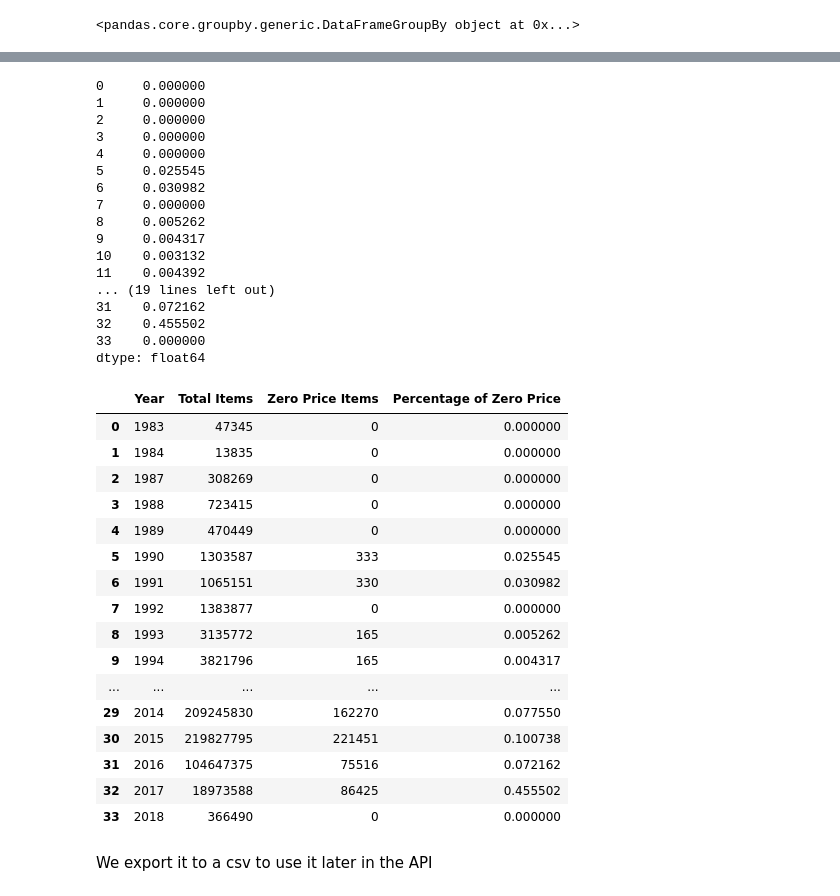
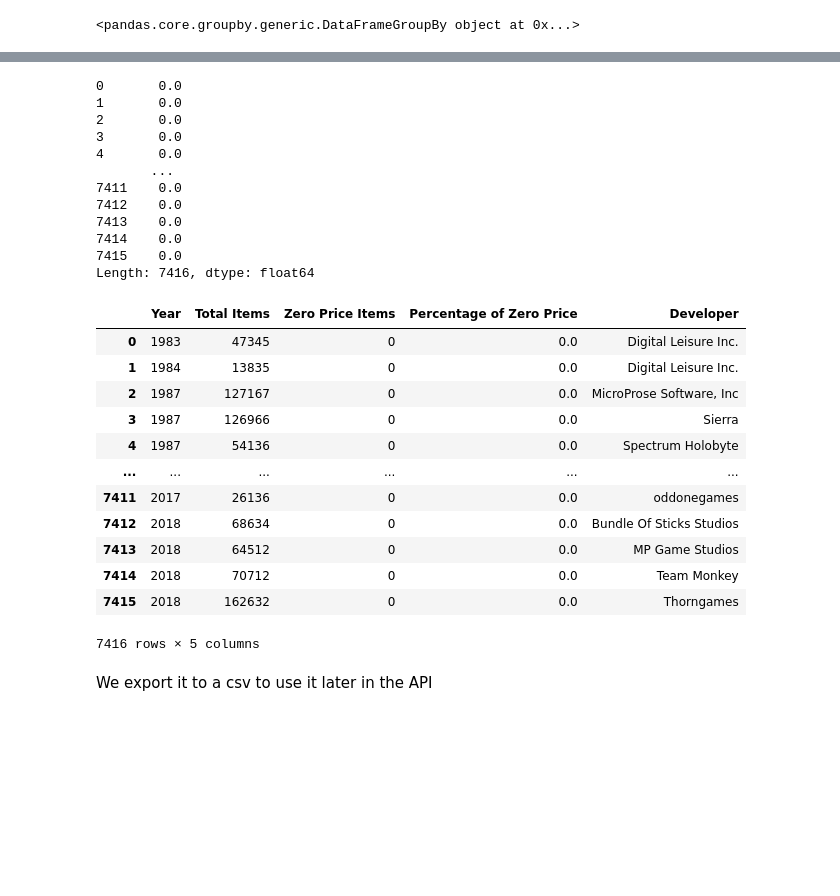
Before and after one commit to pablorobba/Proyecto_Individual_STEAM, a Jupyter notebook: Feature_ Engineering.ipynb, the cells around one changed output, grey strips where cells are left out. Saved outputs shown, nothing was run; the diff lists cells and outputs as text; code cells hidden in the pictures; blank space fills up the shorter version.

```diff
--- a/Feature_ Engineering.ipynb
+++ b/Feature_ Engineering.ipynb
@@ -80,7 +61,7 @@ df_games.head()
 | 3 | Kotoshiro | 2018-01-04 | 4.99 | 0.0 | 761140.0 | Kotoshiro | Simulation | Lost Summoner Kitty |
 | 4 | Kotoshiro | 2018-01-04 | 4.99 | 0.0 | 761140.0 | Kotoshiro | Strategy | Lost Summoner Kitty |
 # %%
-price = df_games[["price","id","release_date"]]
+price = df_games[["price","id","release_date","developer"]]
 price = price.drop_duplicates()
 price.info()
 # %% [output]
@@ -153,7 +138,7 @@ df_first_query.head()
 # %% [markdown]
 Now we have to do the Query, we have to group by the itemcount by content
 # %%
-grouped = df_first_query.groupby('year')  #first, we group
+grouped = df_first_query.groupby(['year',"developer"])  #first, we group
 
 grouped
 # %% [output]
@@ -208,50 +185,42 @@ zero_price_count_by_year
 percentage_zero_price_by_year = (zero_price_count_by_year[0] / total_count_by_year['items_count']) * 100
 percentage_zero_price_by_year
 # %% [output]
-0     0.000000
-1     0.000000
-2     0.000000
-3     0.000000
-4     0.000000
-5     0.025545
-6     0.030982
-7     0.000000
-8     0.005262
-9     0.004317
-10    0.003132
-11    0.004392
-... (19 lines left out)
-31    0.072162
-32    0.455502
-33    0.000000
-dtype: float64
+0       0.0
+1       0.0
+2       0.0
+3       0.0
+4       0.0
+       ...
+7411    0.0
+7412    0.0
+7413    0.0
+7414    0.0
+7415    0.0
+Length: 7416, dtype: float64
 # %%
 #We create the definitive data frame
 result_df = pd.DataFrame({
     'Year': total_count_by_year['year'],
     'Total Items': total_count_by_year['items_count'],
     'Zero Price Items': zero_price_count_by_year[0],
-    'Percentage of Zero Price': percentage_zero_price_by_year
+    'Percentage of Zero Price': percentage_zero_price_by_year,
+    "Developer": total_count_by_year.developer
 })
 result_df
 # %% [output]
-|  | Year | Total Items | Zero Price Items | Percentage of Zero Price |
-| 0 | 1983 | 47345 | 0 | 0.000000 |
-| 1 | 1984 | 13835 | 0 | 0.000000 |
-| 2 | 1987 | 308269 | 0 | 0.000000 |
-| 3 | 1988 | 723415 | 0 | 0.000000 |
-| 4 | 1989 | 470449 | 0 | 0.000000 |
-| 5 | 1990 | 1303587 | 333 | 0.025545 |
-| 6 | 1991 | 1065151 | 330 | 0.030982 |
-| 7 | 1992 | 1383877 | 0 | 0.000000 |
-| 8 | 1993 | 3135772 | 165 | 0.005262 |
-| 9 | 1994 | 3821796 | 165 | 0.004317 |
-| ... | ... | ... | ... | ... |
-| 29 | 2014 | 209245830 | 162270 | 0.077550 |
-| 30 | 2015 | 219827795 | 221451 | 0.100738 |
-| 31 | 2016 | 104647375 | 75516 | 0.072162 |
-| 32 | 2017 | 18973588 | 86425 | 0.455502 |
-| 33 | 2018 | 366490 | 0 | 0.000000 |
+|  | Year | Total Items | Zero Price Items | Percentage of Zero Price | Developer |
+| 0 | 1983 | 47345 | 0 | 0.0 | Digital Leisure Inc. |
+| 1 | 1984 | 13835 | 0 | 0.0 | Digital Leisure Inc. |
+| 2 | 1987 | 127167 | 0 | 0.0 | MicroProse Software, Inc |
+| 3 | 1987 | 126966 | 0 | 0.0 | Sierra |
+| 4 | 1987 | 54136 | 0 | 0.0 | Spectrum Holobyte |
+| ... | ... | ... | ... | ... | ... |
+| 7411 | 2017 | 26136 | 0 | 0.0 | oddonegames |
+| 7412 | 2018 | 68634 | 0 | 0.0 | Bundle Of Sticks Studios |
+| 7413 | 2018 | 64512 | 0 | 0.0 | MP Game Studios |
+| 7414 | 2018 | 70712 | 0 | 0.0 | Team Monkey |
+| 7415 | 2018 | 162632 | 0 | 0.0 | Thorngames |
+7416 rows × 5 columns
 # %% [markdown]
 We export it to a csv to use it later in the API
 # %%
```
Also changed, not shown: parts of 9 cells of this notebook, 1 other file.
